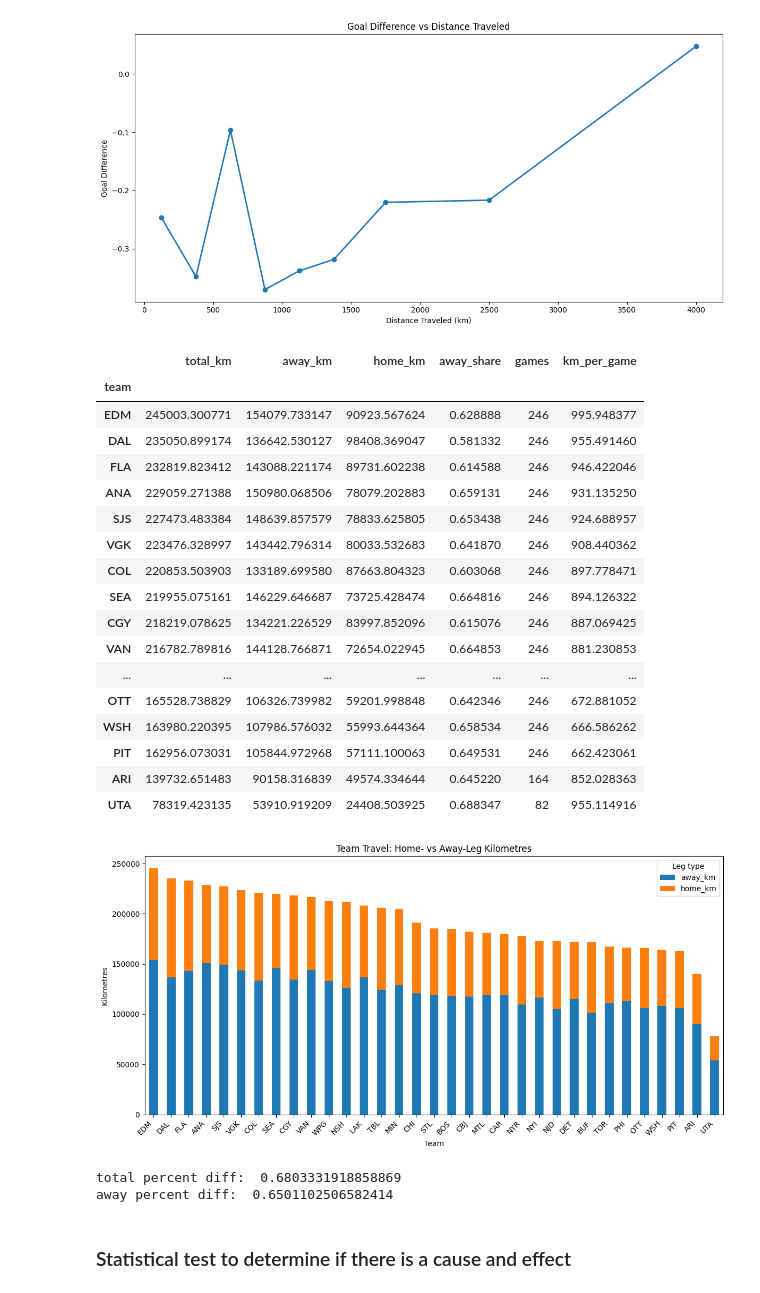
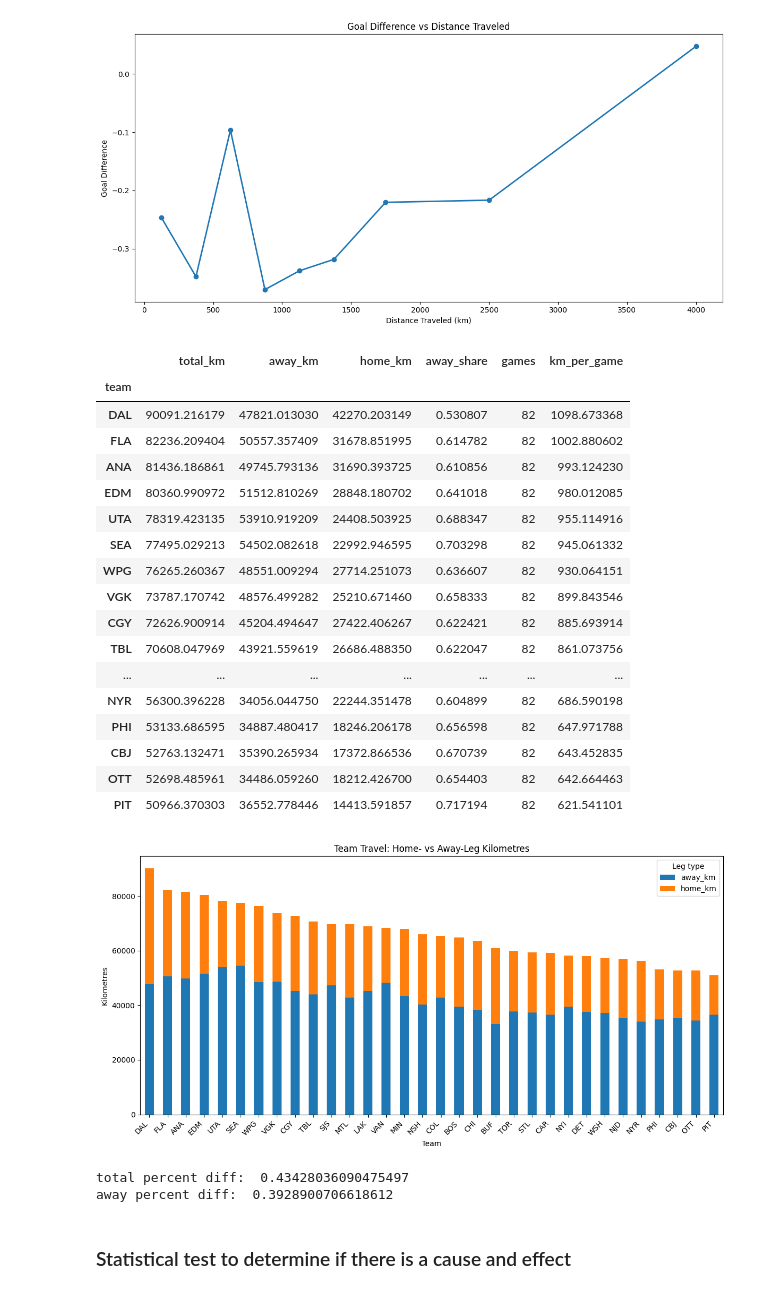
Before and after one commit to dereklwh/nhl-travel-analysis, a Jupyter notebook: analysis_notebook.ipynb, the cells around one changed output. Cells and saved outputs as stored; diff of their text form; code cells hidden in the pictures.

```diff
--- a/analysis_notebook.ipynb
+++ b/analysis_notebook.ipynb
@@ -443,57 +443,56 @@ plt.show()
 [figure]
 # %%
 g = df.copy()
-# g['is_away'] = g['is_away'].astype(str).str.upper().map({'TRUE': True, 'FALSE': False})
-
+g = g[g['season'] == 20242025]
 # Totals
 total_km = g.groupby('team')['distance'].sum().rename('total_km')
 away_km  = g[g['is_away']].groupby('team')['distance'].sum().rename('away_km')
 home_km  = g[~g['is_away']].groupby('team')['distance'].sum().rename('home_km')
 
 summary = pd.concat([total_km, away_km, home_km], axis=1).fillna(0)
 summary['away_share']   = (summary['away_km'] / summary['total_km']).replace([np.inf, np.nan], 0)
 summary['games']        = g.groupby('team')['game_id'].nunique()
 summary['km_per_game']  = summary['total_km'] / summary['games']
 
 # Sort by total travel (or pick 'away_km' to focus on road legs)
 summary = summary.sort_values('total_km', ascending=False)
 
 display(summary)
 
 # Stacked bar: home vs away contributions to total
 ax = summary[['away_km', 'home_km']].plot(kind='bar', stacked=True, figsize=(12,6))
 ax.set_title('Team Travel: Home- vs Away-Leg Kilometres')
 ax.set_ylabel('Kilometres')
 ax.set_xlabel('Team')
 ax.legend(title='Leg type')
 plt.xticks(rotation=45, ha='right')
 plt.tight_layout()
 plt.show()
 
 print('total percent diff: ', (max(summary['total_km']) - min(summary['total_km'])) / max(summary['total_km']))
 print('away percent diff: ', (max(summary['away_km']) - min(summary['away_km'])) / max(summary['away_km']))
 # %% [output]
 |  | total_km | away_km | home_km | away_share | games | km_per_game |
 | team |  |  |  |  |  |  |
-| EDM | 245003.300771 | 154079.733147 | 90923.567624 | 0.628888 | 246 | 995.948377 |
-| DAL | 235050.899174 | 136642.530127 | 98408.369047 | 0.581332 | 246 | 955.491460 |
-| FLA | 232819.823412 | 143088.221174 | 89731.602238 | 0.614588 | 246 | 946.422046 |
-| ANA | 229059.271388 | 150980.068506 | 78079.202883 | 0.659131 | 246 | 931.135250 |
-| SJS | 227473.483384 | 148639.857579 | 78833.625805 | 0.653438 | 246 | 924.688957 |
-| VGK | 223476.328997 | 143442.796314 | 80033.532683 | 0.641870 | 246 | 908.440362 |
-| COL | 220853.503903 | 133189.699580 | 87663.804323 | 0.603068 | 246 | 897.778471 |
-| SEA | 219955.075161 | 146229.646687 | 73725.428474 | 0.664816 | 246 | 894.126322 |
-| CGY | 218219.078625 | 134221.226529 | 83997.852096 | 0.615076 | 246 | 887.069425 |
-| VAN | 216782.789816 | 144128.766871 | 72654.022945 | 0.664853 | 246 | 881.230853 |
+| DAL | 90091.216179 | 47821.013030 | 42270.203149 | 0.530807 | 82 | 1098.673368 |
+| FLA | 82236.209404 | 50557.357409 | 31678.851995 | 0.614782 | 82 | 1002.880602 |
+| ANA | 81436.186861 | 49745.793136 | 31690.393725 | 0.610856 | 82 | 993.124230 |
+| EDM | 80360.990972 | 51512.810269 | 28848.180702 | 0.641018 | 82 | 980.012085 |
+| UTA | 78319.423135 | 53910.919209 | 24408.503925 | 0.688347 | 82 | 955.114916 |
+| SEA | 77495.029213 | 54502.082618 | 22992.946595 | 0.703298 | 82 | 945.061332 |
+| WPG | 76265.260367 | 48551.009294 | 27714.251073 | 0.636607 | 82 | 930.064151 |
+| VGK | 73787.170742 | 48576.499282 | 25210.671460 | 0.658333 | 82 | 899.843546 |
+| CGY | 72626.900914 | 45204.494647 | 27422.406267 | 0.622421 | 82 | 885.693914 |
+| TBL | 70608.047969 | 43921.559619 | 26686.488350 | 0.622047 | 82 | 861.073756 |
 | ... | ... | ... | ... | ... | ... | ... |
-| OTT | 165528.738829 | 106326.739982 | 59201.998848 | 0.642346 | 246 | 672.881052 |
-| WSH | 163980.220395 | 107986.576032 | 55993.644364 | 0.658534 | 246 | 666.586262 |
-| PIT | 162956.073031 | 105844.972968 | 57111.100063 | 0.649531 | 246 | 662.423061 |
-| ARI | 139732.651483 | 90158.316839 | 49574.334644 | 0.645220 | 164 | 852.028363 |
-| UTA | 78319.423135 | 53910.919209 | 24408.503925 | 0.688347 | 82 | 955.114916 |
+| NYR | 56300.396228 | 34056.044750 | 22244.351478 | 0.604899 | 82 | 686.590198 |
+| PHI | 53133.686595 | 34887.480417 | 18246.206178 | 0.656598 | 82 | 647.971788 |
+| CBJ | 52763.132471 | 35390.265934 | 17372.866536 | 0.670739 | 82 | 643.452835 |
+| OTT | 52698.485961 | 34486.059260 | 18212.426700 | 0.654403 | 82 | 642.664463 |
+| PIT | 50966.370303 | 36552.778446 | 14413.591857 | 0.717194 | 82 | 621.541101 |
-[figure, old version]
+[figure, new version]
-total percent diff:  0.6803331918858869
-away percent diff:  0.6501102506582414
+total percent diff:  0.43428036090475497
+away percent diff:  0.3928900706618612
 # %% [markdown]
 ### Statistical test to determine if there is a cause and effect
 # %%
```
Also changed, not shown: parts of 1 cell of this notebook, 13 other files.
